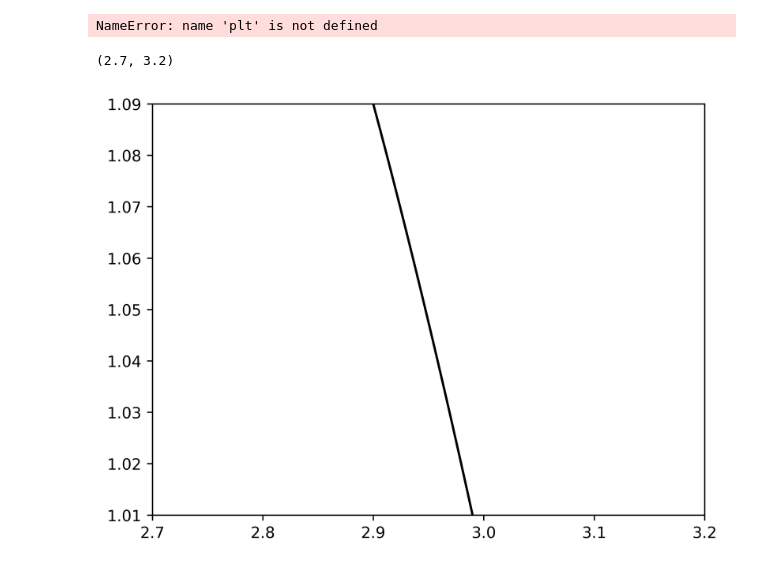
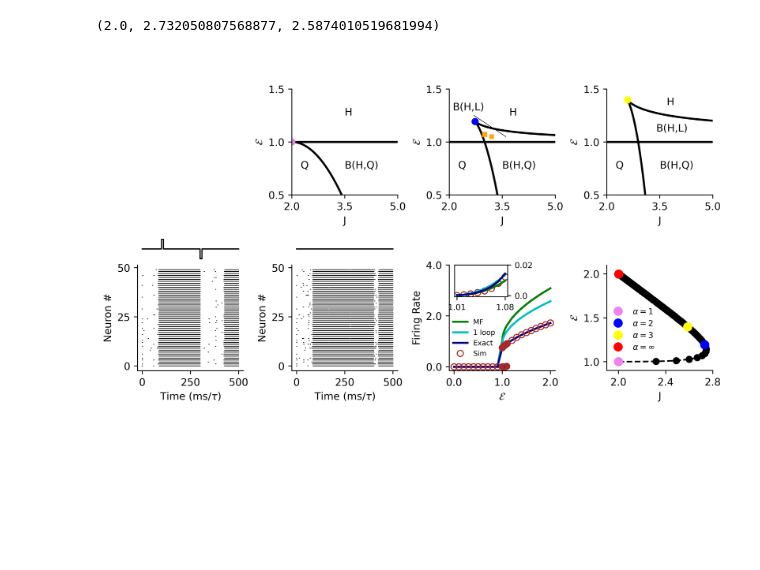
Before and after one commit to siddharth-paliwal/Metastability-in-networks-of-stochastic-integrate-and-fire-neurons, a Jupyter notebook: Figures_Code/Figure 2.ipynb, the cells around one changed output. Cells and saved outputs as stored; diff of their text form; code cells hidden in the pictures; blank space fills up the shorter version.

```diff
--- a/Figures_Code/Figure 2.ipynb
+++ b/Figures_Code/Figure 2.ipynb
@@ -188,7 +178,7 @@ fr_MF_Perturb_H = data['arr_9']
 fr_MF_SC_L = data['arr_12']
 fr_MF_SC_H = data['arr_13']
 # %%
-filename = '/Users/siddharthpaliwal/Library/CloudStorage/GoogleDrive-siddharth.paliwal@stonybrook.edu/My Drive/Academics/Data/Data Fluctuation Impact/Figure 2/Data_Renewal_TPL2_Homogeneous.npz'
+filename = '../Data/Figure 2/Data_Renewal_TPL2_Homogeneous.npz'
 data = np.load(filename)
 
 n_Renewal_L = data['arr_0']
@@ -196,32 +186,39 @@ n_Renewal_H = data['arr_1']
 
 n_Renewal_L = np.nan_to_num(n_Renewal_L)
 n_Renewal_H = np.nan_to_num(n_Renewal_H)
-# %%
-alpha_plot = np.arange(1, 1000, 0.1)
-J_cusp = 1 + ((alpha_plot - 1)/(alpha_plot + 1))**((1-alpha_plot)/alpha_plot)
-E_cusp = 1 + ((alpha_plot - 1)/(alpha_plot + 1))**((1+alpha_plot)/alpha_plot)
-
-idx1 = np.where(np.abs(alpha_plot - 1.) < 10e-8)[0][0]
-idx2 = np.where(np.abs(alpha_plot - 2.) < 10e-8)[0][0]
-idx3 = np.where(np.abs(alpha_plot - 3.) < 10e-8)[0][0]
 # %%
 E_plot = np.arange(0, 1.1, 0.1)
 E_plot = np.concatenate((E_plot, np.arange(1.01, 1.09, 0.01)))
 E_plot = np.concatenate((E_plot, np.arange(1.1, 2.1, 0.1)))
+# %%
+alpha_plot = alpha[0::10]
+J_cusp_plot = J_cusp[0::10,:]
+E_cusp_plot = E_cusp[0::10,:]
+
+idx1 = np.where(np.abs(alpha_plot.round(2) - 1.) < 10e-8)[0][0]
+idx2 = np.where(np.abs(alpha_plot.round(2) - 2.) < 10e-8)[0][0]
+idx3 = np.where(np.abs(alpha_plot.round(2) - 3.) < 10e-8)[0][0]
+
+J_cusp_plot[idx1,1], J_cusp_plot[idx2,1], J_cusp_plot[idx3,1]
+# %% [output]
+(2.0, 2.732050807568877, 2.5874010519681994)
 # %%
+# Figure 2
+
 fontsize=10
 J_limL = 2.0
 J_limH = 5.0
 E_limL = 0.5
 E_limH = 1.5
 
+
 f, ax = plt.subplots(2,4,figsize=(8.5,4.8),dpi=600,layout='constrained')
 
 ax[0, 0].axis('off')
 
-ax[0, 1].plot(J_plot_a1, E, 'k', linewidth=2)
+ax[0, 1].plot(J_plot_a1, E_plot_a1, 'k', linewidth=2)
 ax[0, 1].hlines(1.0, J_limL, J_limH, 'k', linewidth=2)
-ax[0, 1].plot(J_cusp[idx1], E_cusp[idx1], 'o', color='violet')
+ax[0, 1].plot(J_cusp_plot[idx1,1], E_cusp_plot[idx1,1], 'o', color='violet')
 ax[0, 1].set_xlabel('J', fontsize=fontsize)
 ax[0, 1].set_ylabel('$\\mathcal{E}$', fontsize=fontsize)
 ax[0, 1].text(2.25, 0.75, 'Q', fontsize=fontsize)
@@ -235,12 +232,12 @@ ax[0, 1].set_xlim(J_limL, J_limH)
 ax[0, 1].set_ylim(E_limL, E_limH)
 ax[0, 1].set_aspect(1./ax[0,1].get_data_ratio())
 
-ax[0, 2].plot(J, E_plot_A2_Plus, 'k', linewidth=2)
-ax[0, 2].plot(J, E_plot_A2_Minus, 'k', linewidth=2)
+ax[0, 2].plot(J, E_plot_A2_Plus[:,1], 'k', linewidth=2)
+ax[0, 2].plot(J, E_plot_A2_Minus[:,1], 'k', linewidth=2)
 ax[0, 2].plot(3.2, 1.05, 'X', color='orange', markersize=4.0)
 ax[0, 2].plot(3.0, 1.07, 's', color='orange', markersize=4.0)
 ax[0, 2].hlines(1.0, J_limL, J_limH, 'k', linewidth=2)
-ax[0, 2].plot(J_cusp[idx2], E_cusp[idx2], 'o', color='blue')
+ax[0, 2].plot(J_cusp_plot[idx2,1], E_cusp_plot[idx2,1], 'o', color='blue')
 ax[0, 2].set_xlabel('J', fontsize=fontsize)
 ax[0, 2].set_ylabel('$\\mathcal{E}$', fontsize=fontsize)
 ax[0, 2].text(2.25, 0.75, 'Q', fontsize=fontsize)
@@ -254,11 +251,11 @@ ax[0, 2].set_xlim(J_limL, J_limH)
 ax[0, 2].set_ylim(E_limL, E_limH)
 ax[0, 2].set_aspect(1./ax[0,2].get_data_ratio())
 
-ax[0, 3].plot(J, E_plot_A3_1, 'k', linewidth=2)
-ax[0, 3].plot(J, E_plot_A3_2, 'k', linewidth=2)
-ax[0, 3].plot(J, E_plot_A3_3, 'k', linewidth=2)
+ax[0, 3].plot(J, E_plot_A3_1[:,1], 'k', linewidth=2)
+ax[0, 3].plot(J, E_plot_A3_2[:,1], 'k', linewidth=2)
+ax[0, 3].plot(J, E_plot_A3_3[:,1], 'k', linewidth=2)
 ax[0, 3].hlines(1.0, J_limL, J_limH, 'k', linewidth=2)
-ax[0, 3].plot(J_cusp[idx3], E_cusp[idx3], 'o', color='yellow')
+ax[0, 3].plot(J_cusp_plot[idx3,1], E_cusp_plot[idx3,1], 'o', color='yellow')
 ax[0, 3].set_xlabel('J', fontsize=fontsize)
 ax[0, 3].set_ylabel('$\\mathcal{E}$', fontsize=fontsize)
 ax[0, 3].text(2.25, 0.75, 'Q', fontsize=fontsize)
@@ -275,7 +272,7 @@ ax[1, 0].plot(spkTimes[:,0], spkTimes[:,1],'|k', markersize=.8)
 ax[1, 0].set_xlabel('Time (ms/{})'.format(r'$\tau$'), fontsize=fontsize)
 ax[1, 0].set_ylabel('Neuron #', fontsize=fontsize)
 ax[1, 0].set_aspect(1./ax[1,0].get_data_ratio())
-xticks = [0, 50, 100]
+xticks = [0, 250, 500]
 yticks = [0, 25, 50]
 ax[1, 0].set_xticks(xticks, xticks, fontsize=fontsize)
 ax[1, 0].set_yticks(yticks, yticks, fontsize=fontsize)
@@ -290,7 +287,7 @@ ax[1, 1].plot(spkTimesS[:,0], spkTimesS[:,1],'|k', markersize=.8)
 ax[1, 1].set_xlabel('Time (ms/{})'.format(r'$\tau$'), fontsize=fontsize)
 ax[1, 1].set_ylabel('Neuron #', fontsize=fontsize)
 ax[1, 1].set_aspect(1./ax[1,0].get_data_ratio())
-xticks = [0, 50, 100]
+xticks = [0, 250, 500]
 yticks = [0, 25, 50]
 ax[1, 1].set_xticks(xticks, xticks, fontsize=fontsize)
 ax[1, 1].set_yticks(yticks, yticks, fontsize=fontsize)
@@ -326,46 +323,36 @@ xticks = [1.01, 1.08]
 yticks = [0.0, 0.02]
 inset_ax3.set_xticks(xticks, xticks, fontsize=8)
 inset_ax3.set_yticks(yticks, yticks, fontsize=8)
 inset_ax3.yaxis.tick_right()
 ax[1, 2].legend(frameon=False, loc=[0.01, 0.1],fontsize=7)
 ax[1, 2].set_aspect(1./ax[1,2].get_data_ratio())
 
 
-ax[1, 3].plot(J_cusp, E_cusp, '--ok')
-ax[1, 3].plot(J_cusp[idx1], E_cusp[idx1], 'o',color='violet', markersize=8, label = '$\\alpha=1$')
-ax[1, 3].plot(J_cusp[idx2], E_cusp[idx2], 'o', color='blue', markersize=8, label = '$\\alpha=2$')
-ax[1, 3].plot(J_cusp[idx3], E_cusp[idx3], 'o', color='yellow', markersize=8, label = '$\\alpha=3$')
-ax[1, 3].plot(J_cusp[-1], E_cusp[-1], 'o', color='red', markersize=8, label = '$\\alpha=\\infty$')
+ax[1, 3].plot(J_cusp_plot[:,1], E_cusp_plot[:,1], '--ok')
+ax[1, 3].plot(J_cusp_plot[idx1,1], E_cusp_plot[idx1,1], 'o',color='violet', markersize=8, label = '$\\alpha=1$')
+ax[1, 3].plot(J_cusp_plot[idx2,1], E_cusp_plot[idx2,1], 'o', color='blue', markersize=8, label = '$\\alpha=2$')
+ax[1, 3].plot(J_cusp_plot[idx3,1], E_cusp_plot[idx3,1], 'o', color='yellow', markersize=8, label = '$\\alpha=3$')
+ax[1, 3].plot(J_cusp_plot[-1,1], E_cusp_plot[-1,1], 'o', color='red', markersize=8, label = '$\\alpha=\\infty$')
 ax[1, 3].set_xlabel('J', fontsize=fontsize)
 ax[1, 3].set_ylabel('$\\mathcal{E}$', fontsize=fontsize)
 ax[1, 3].legend(frameon=False, fontsize=8, loc=[0.0,0.15])
 ax[1, 3].set_aspect(1./ax[1,3].get_data_ratio())
 ax[1, 3].set_xlim(1.9,2.8)
 ax[1, 3].set_ylim(0.9,2.1)
 xticks = [2.0, 2.4, 2.8]
 yticks = [1.0, 1.5, 2.0]
 ax[1, 3].set_xticks(xticks, xticks, fontsize=fontsize)
 ax[1, 3].set_yticks(yticks, yticks, fontsize=fontsize)
 
 sns.despine(ax=ax[0, 1])
 sns.despine(ax=ax[0, 2])
 sns.despine(ax=ax[0, 3])
 sns.despine(ax=ax[1, 0])
 sns.despine(ax=ax[1, 1])
 sns.despine(ax=ax[1, 2])
 sns.despine(ax=ax[1, 3])
 
 f.savefig('./Figures/Figure2.pdf', format='pdf')
 plt.show()
 # %% [output]
-NameError: name 'plt' is not defined
+[figure, added]
-# %%
-plt.figure(dpi=600)
-plt.plot(J, E_plot_A2_Plus, 'k')
-plt.plot(J, E_plot_A2_Minus, 'k')
-plt.hlines(1, 2.6, 5.0, 'k')
-plt.ylim(1.01, 1.09)
-plt.xlim(2.7, 3.2)
-# %% [output]
-(2.7, 3.2)
-[figure, removed]
```
Also changed, not shown: parts of 11 cells of this notebook, 3 other files.
